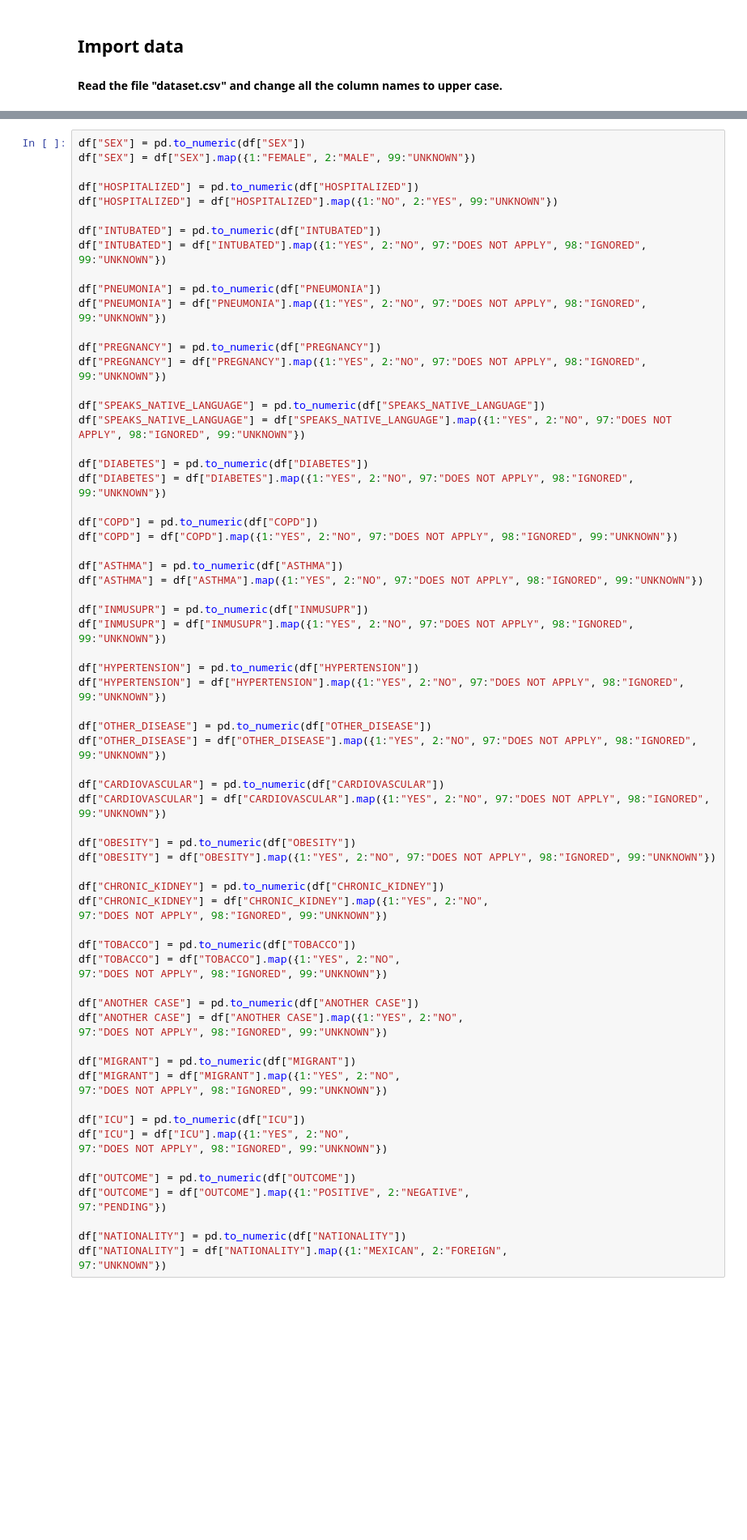
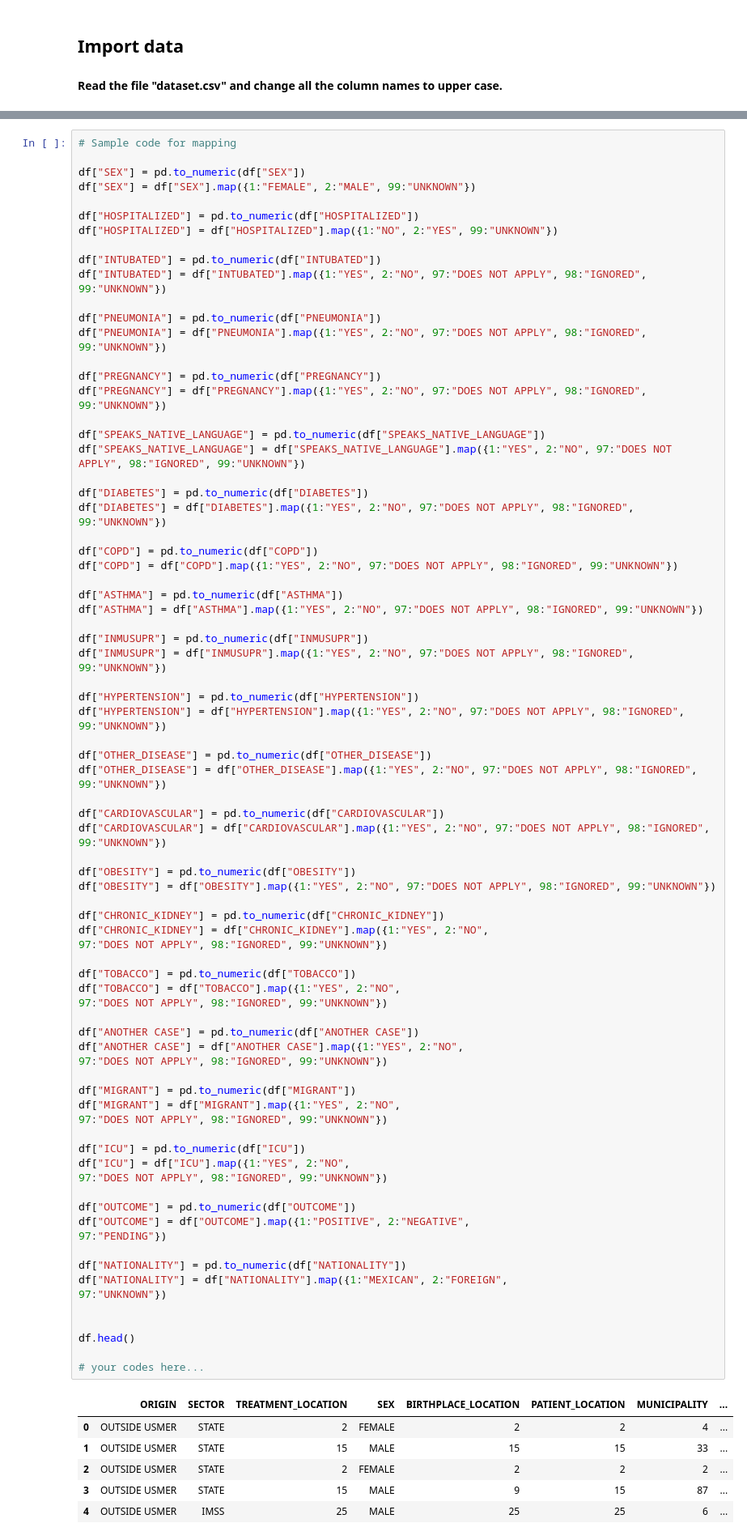
Before and after one commit to ann3i99/qaynatishania-patient-analysis, a Jupyter notebook: Questioins.ipynb, the cells around one changed output, grey strips where cells are left out. Shown at 81% size. Cells and saved outputs as stored; diff of their text form; blank space fills up the shorter version.

```diff
--- a/Questioins.ipynb
+++ b/Questioins.ipynb
@@ -38,6 +38,8 @@ For example, for "SEX" variable, the value "FEMALE" will take the value 1, while
 
 Perform the same operation for all the variables listed in the data dictionary such as "HOSPITALIZED", "INTUBATED" , "PNEUMONIA" ,"PREGNANCY" , 'SPEAKS_NATIVE_LANGUAGE', "DIABETES" , "COPD" , "ASTHMA" , "INMUSUPR" , "HYPERTENSION" , "OTHER_DISEASE" , "CARDIOVASCULAR" , "OBESITY" , 'CHRONIC_KIDNEY', "TOBACCO" , "ANOTHER CASE" ,"MIGRANT", "ICU", "OUTCOME", "NATIONALITY".
 # %%
+# Sample code for mapping
+
 df["SEX"] = pd.to_numeric(df["SEX"])
 df["SEX"] = df["SEX"].map({1:"FEMALE", 2:"MALE", 99:"UNKNOWN"})
 
@@ -80,33 +82,45 @@ df["CARDIOVASCULAR"] = df["CARDIOVASCULAR"].map({1:"YES", 2:"NO", 97:"DOES NOT A
 df["OBESITY"] = pd.to_numeric(df["OBESITY"])
 df["OBESITY"] = df["OBESITY"].map({1:"YES", 2:"NO", 97:"DOES NOT APPLY", 98:"IGNORED", 99:"UNKNOWN"})
 
 df["CHRONIC_KIDNEY"] = pd.to_numeric(df["CHRONIC_KIDNEY"])
 df["CHRONIC_KIDNEY"] = df["CHRONIC_KIDNEY"].map({1:"YES", 2:"NO",
 97:"DOES NOT APPLY", 98:"IGNORED", 99:"UNKNOWN"})
 
 df["TOBACCO"] = pd.to_numeric(df["TOBACCO"])
 df["TOBACCO"] = df["TOBACCO"].map({1:"YES", 2:"NO",
 97:"DOES NOT APPLY", 98:"IGNORED", 99:"UNKNOWN"})
 
 df["ANOTHER CASE"] = pd.to_numeric(df["ANOTHER CASE"])
 df["ANOTHER CASE"] = df["ANOTHER CASE"].map({1:"YES", 2:"NO",
 97:"DOES NOT APPLY", 98:"IGNORED", 99:"UNKNOWN"})
 
 df["MIGRANT"] = pd.to_numeric(df["MIGRANT"])
 df["MIGRANT"] = df["MIGRANT"].map({1:"YES", 2:"NO",
 97:"DOES NOT APPLY", 98:"IGNORED", 99:"UNKNOWN"})
 
 df["ICU"] = pd.to_numeric(df["ICU"])
 df["ICU"] = df["ICU"].map({1:"YES", 2:"NO",
 97:"DOES NOT APPLY", 98:"IGNORED", 99:"UNKNOWN"})
 
 df["OUTCOME"] = pd.to_numeric(df["OUTCOME"])
 df["OUTCOME"] = df["OUTCOME"].map({1:"POSITIVE", 2:"NEGATIVE",
 97:"PENDING"})
 
 df["NATIONALITY"] = pd.to_numeric(df["NATIONALITY"])
 df["NATIONALITY"] = df["NATIONALITY"].map({1:"MEXICAN", 2:"FOREIGN",
 97:"UNKNOWN"})
+
+
+df.head()
+
+# your codes here...
+# %% [output]
+|  | ORIGIN | SECTOR | TREATMENT_LOCATION | SEX | BIRTHPLACE_LOCATION | PATIENT_LOCATION | MUNICIPALITY | ... |
+| 0 | OUTSIDE USMER | STATE | 2 | FEMALE | 2 | 2 | 4 | ... |
+| 1 | OUTSIDE USMER | STATE | 15 | MALE | 15 | 15 | 33 | ... |
+| 2 | OUTSIDE USMER | STATE | 2 | FEMALE | 2 | 2 | 2 | ... |
+| 3 | OUTSIDE USMER | STATE | 15 | MALE | 9 | 15 | 87 | ... |
+| 4 | OUTSIDE USMER | IMSS | 25 | MALE | 25 | 25 | 6 | ... |
 # %% [markdown]
 ### QUESTION 2: Which age groups are most susceptible to COVID-19? [1m]
 
```
Also changed, not shown: parts of 3 cells of this notebook.
